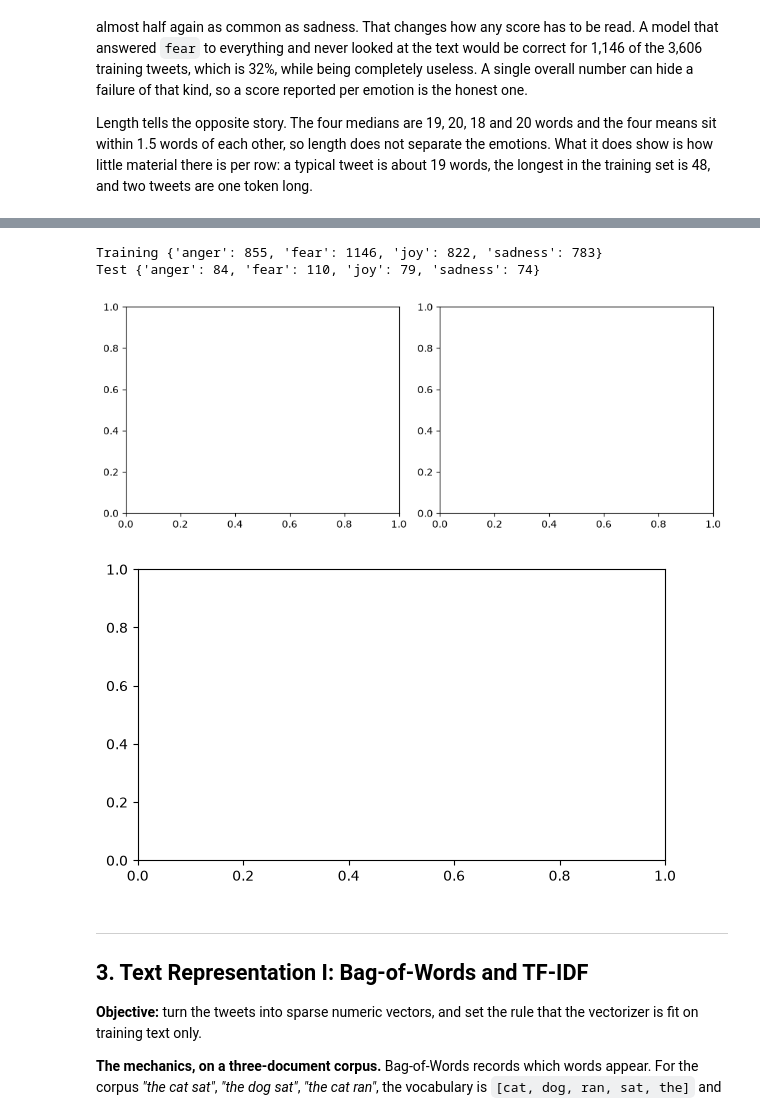
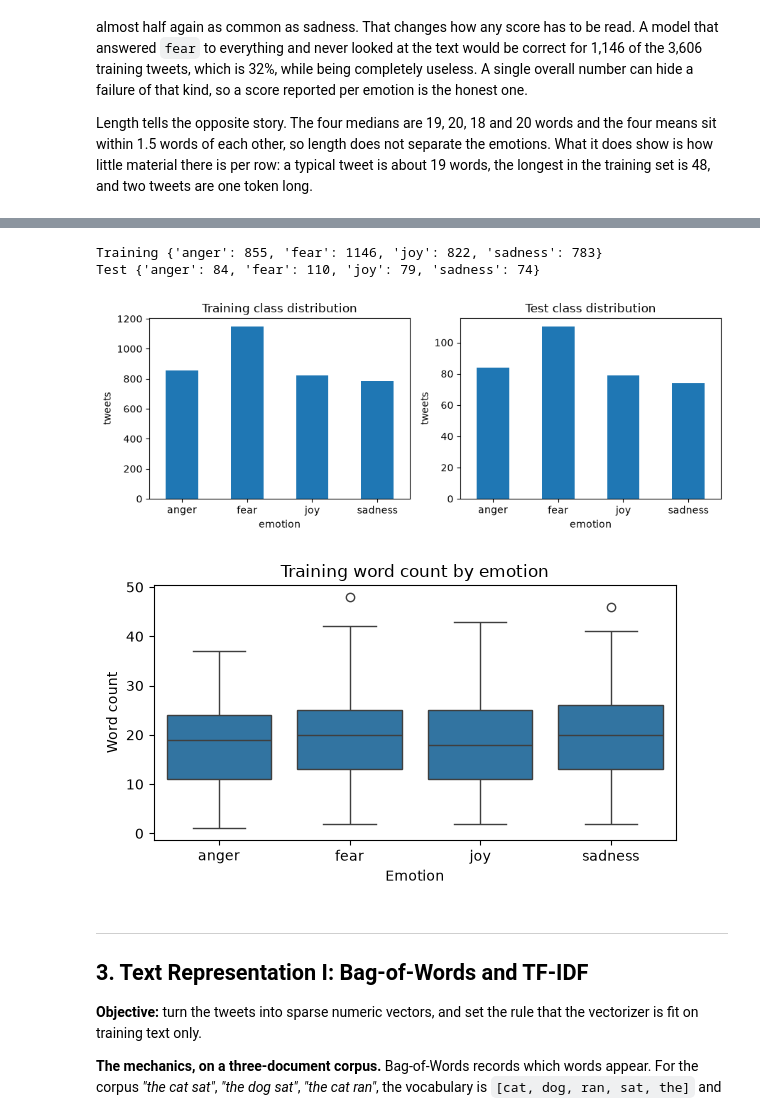
Before and after one commit to 0-Gixty-0/DM2026-Lab2-Exercise, a Jupyter notebook: DM2026-Lab2-Master.ipynb, the cells around one changed output, grey strips where cells are left out. Saved outputs shown, nothing was run; the diff lists cells and outputs as text; code cells hidden in the pictures.

```diff
--- a/DM2026-Lab2-Master.ipynb
+++ b/DM2026-Lab2-Master.ipynb
@@ -328,37 +328,48 @@ Illustrative layout examples below: make your own plots from the current data an
 # %%
 # --- Plot 1: class distribution, training vs test, side by side ---
 fig, axes = plt.subplots(1, 2, figsize=(9, 3.5))
 
 for ax, (split_name, df) in zip(axes, [("Training", train_df), ("Test", test_df)]):
     counts = df["emotion"].value_counts().reindex(LABELS)  # reindex = same label order in both panels
     print(split_name, counts.to_dict())                    # the numbers to quote in your observations
-    # TODO: draw `counts` as a bar chart on `ax` (Section 2.2 does this for one panel)
-    # TODO: ax.set_title(...), ax.set_xlabel(...), ax.set_ylabel(...)
+    counts.plot(kind="bar", ax=ax, color="tab:blue", rot=0)
+    ax.set_title(f"{split_name} class distribution"); ax.set_ylabel("tweets")
 
 plt.tight_layout()
 plt.show()
 
 # --- Plot 2: word count per emotion, training set ---
 # train_df["word_count"] was added in Section 2.2.
 # The test set has no word_count column yet; test_df["tokens"].map(len) would give it.
 fig, ax = plt.subplots(figsize=(6, 3.5))
 
-# TODO: one box per emotion, in LABELS order. Fill in the arguments:
-# sns.boxplot(data=..., x=..., y=..., order=LABELS, ax=ax)
-# TODO: title and axis labels.
-# A box marks the median, the middle half of the data, and the outliers beyond the whiskers.
+sns.boxplot(data=train_df, x="emotion", y="word_count",order=LABELS, ax=ax)
+ax.set_title("Training word count by emotion")
+ax.set_xlabel("Emotion")
+ax.set_ylabel("Word count")
 
 plt.tight_layout()
 plt.show()
 
 # --- Your two observations (one about balance, one about length) ---
-# 1.
-# 2.
+# 1. The class distribution for anger, joy, and sadness are all roughly the same with 855, 822, and 783 entries in the dataset. This makes accuracy metrics on these relatively
+# comparable since for instance only guessing joy would put the overall accuracy at roughly 23% (822/3606) which is comparable to a uniform random guess. However, this is not
+# the case for the emotion 'fear' which is overrepresented at 1146 entries. Then only predicting 'fear' would put the accuracy at 32% which appears better than uniform random,
+# but in reality is a poor model that does not perform any classification. Therefore, we must make choices on our evaluation metrics and training to compensate for the imbalance.
+# One positive observation from the side-by-side bar plots is that the train and test split share the same class distribution. We observe the bars have about the same
+# relative heights and we can also verify numerically with for example anger in train as 855/3606 ≃ 23.7% and in test as 84/347 ≃ 24.2%.
+# So training on the train data is representative of the test data in the sense of accuracy metrics for class distribution.
+# 2. The text lengths for each emotion are roughly the same throughout the dataset. All of them have a median of 18-20 and their boxplots share almost the same shape.
+# Therefore, we can conclude that the typical tweet is about the same short length of 10-25 words without any emotion favoring short or longer tweets.
+# This is also a problem for our classification as the text length does not help us differentiate tweets. It would be different if say,
+# all tweets of anger were twice as long as any other because angry people write more. Then the length perhaps could be used to classify correctly.
+# Furthermore, the overall textual content available for learning a classifier is very low since almost all tweets are
+# between 1-40 words with only two outlier points in the boxplot.
 # %% [output]
 Training {'anger': 855, 'fear': 1146, 'joy': 822, 'sadness': 783}
 Test {'anger': 84, 'fear': 110, 'joy': 79, 'sadness': 74}
-[figure, old version]
+[figure, new version]
-[figure, old version]
+[figure, new version]
 # %% [markdown]
 ---
 ## 3. Text Representation I: Bag-of-Words and TF-IDF
```
Also changed, not shown: parts of 5 cells of this notebook, 1 other file.
